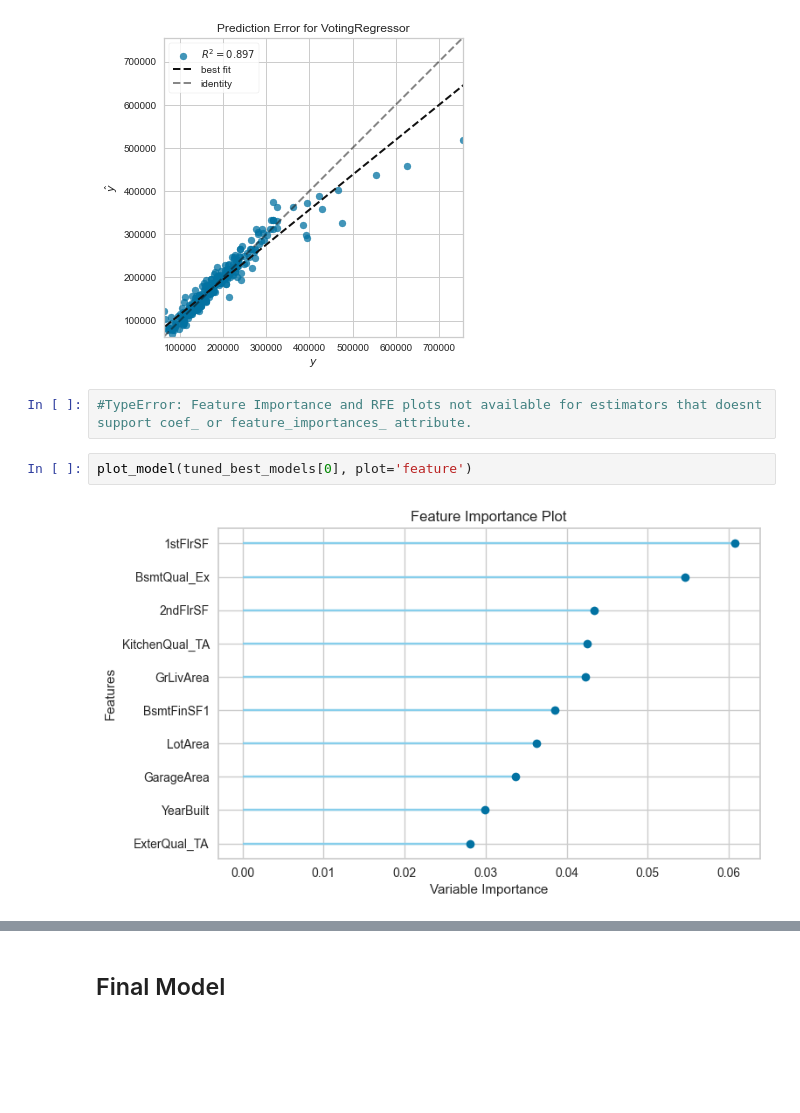
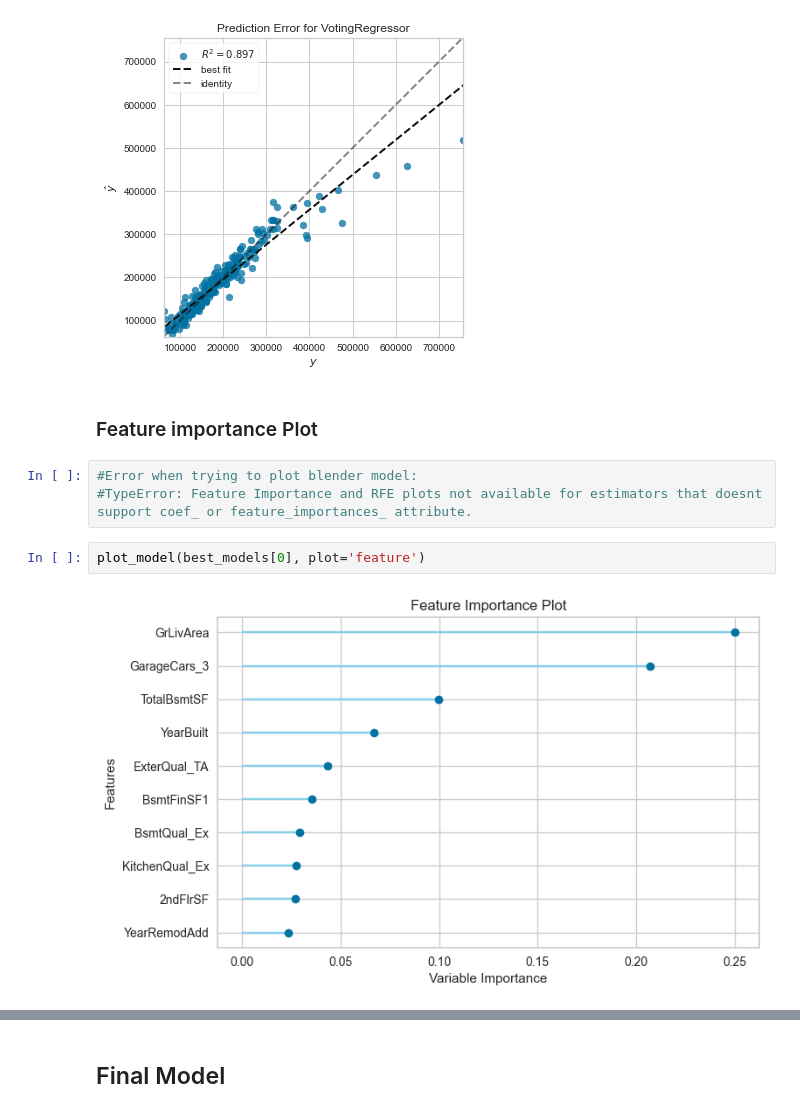
Before and after one commit to h131177/DAT158-ML-Oblig2, a Jupyter notebook: ML_Oblig2.ipynb, the cells around one changed output, grey strips where cells are left out. Cells and saved outputs as stored; diff of their text form; blank space fills up the shorter version.

```diff
--- a/ML_Oblig2.ipynb
+++ b/ML_Oblig2.ipynb
@@ -435,9 +435,12 @@ plot_model(blender)
 plot_model(blender, plot = 'error')
 # %% [output]
 [figure]
+# %% [markdown]
+### Feature importance Plot
 # %%
+#Error when trying to plot blender model:
 #TypeError: Feature Importance and RFE plots not available for estimators that doesnt support coef_ or feature_importances_ attribute.
 # %%
-plot_model(tuned_best_models[0], plot='feature')
+plot_model(best_models[0], plot='feature')
 # %% [output]
-[figure, old version]
+[figure, new version]
```
Also changed, not shown: parts of 12 cells of this notebook, 2 other files.
